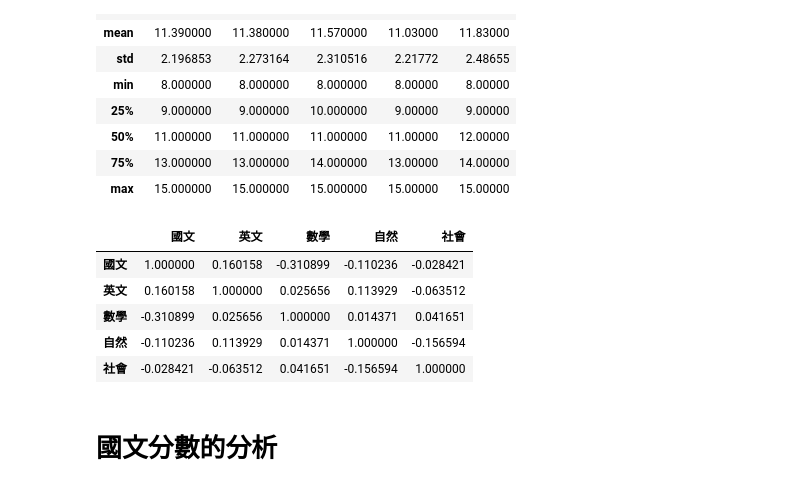
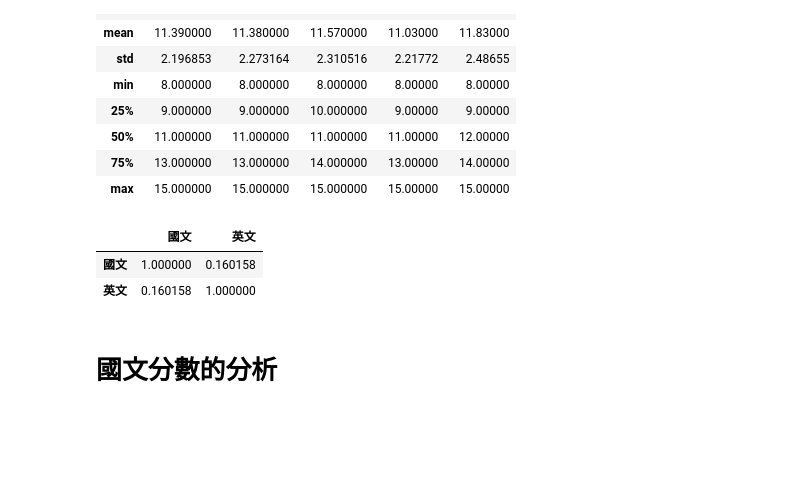
Before and after one commit to mingfujacky/Lecture-Python, a Jupyter notebook: pandas/pandas_basic.ipynb, the cells around one changed output. Drawn from its saved outputs; the diff is of its cells as text; code cells hidden in the pictures; blank space fills up the shorter version.

```diff
--- a/pandas/pandas_basic.ipynb
+++ b/pandas/pandas_basic.ipynb
@@ -51,18 +62,15 @@ df.describe() # 統計敘述
 # %%
 # 學科間的相關性
 # R值相關程度之高低，在正負0.3之間（即0.3至-0.3之間）稱為低度相關；
 # 在正負0.3-0.6之間（即指介於0.3至0.6，-0.3至-0.6之間）稱為中度相關；
 # 而在正負0.6至0.9之間（即指在0.6至0.9，-0.6至-0.9之間）則稱為高度相關；
 # 若是R值為正負1，即表示完全相關。
-df[['國文', '英文', '數學', '自然', '社會']].corr()
-# df[['國文', '英文']].corr()
+# df[['國文', '英文', '數學', '自然', '社會']].corr()
+df[['國文', '英文']].corr()
 # %% [output]
-|  | 國文 | 英文 | 數學 | 自然 | 社會 |
-| 國文 | 1.000000 | 0.160158 | -0.310899 | -0.110236 | -0.028421 |
-| 英文 | 0.160158 | 1.000000 | 0.025656 | 0.113929 | -0.063512 |
-| 數學 | -0.310899 | 0.025656 | 1.000000 | 0.014371 | 0.041651 |
-| 自然 | -0.110236 | 0.113929 | 0.014371 | 1.000000 | -0.156594 |
-| 社會 | -0.028421 | -0.063512 | 0.041651 | -0.156594 | 1.000000 |
+|  | 國文 | 英文 |
+| 國文 | 1.000000 | 0.160158 |
+| 英文 | 0.160158 | 1.000000 |
 # %% [markdown]
 # 國文分數的分析
 # %%
```
Also changed, not shown: parts of 3 cells of this notebook, 13 other files.
